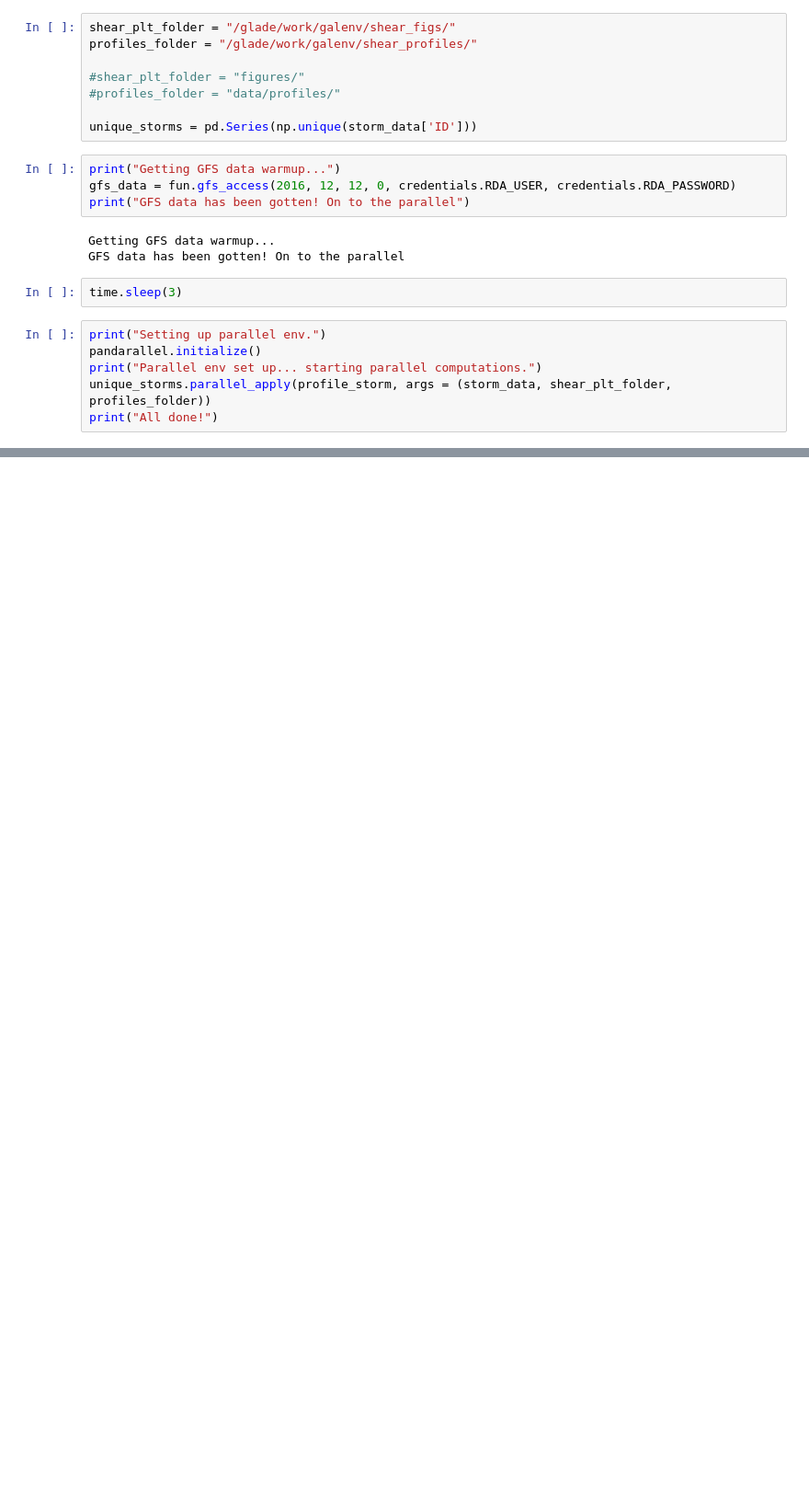
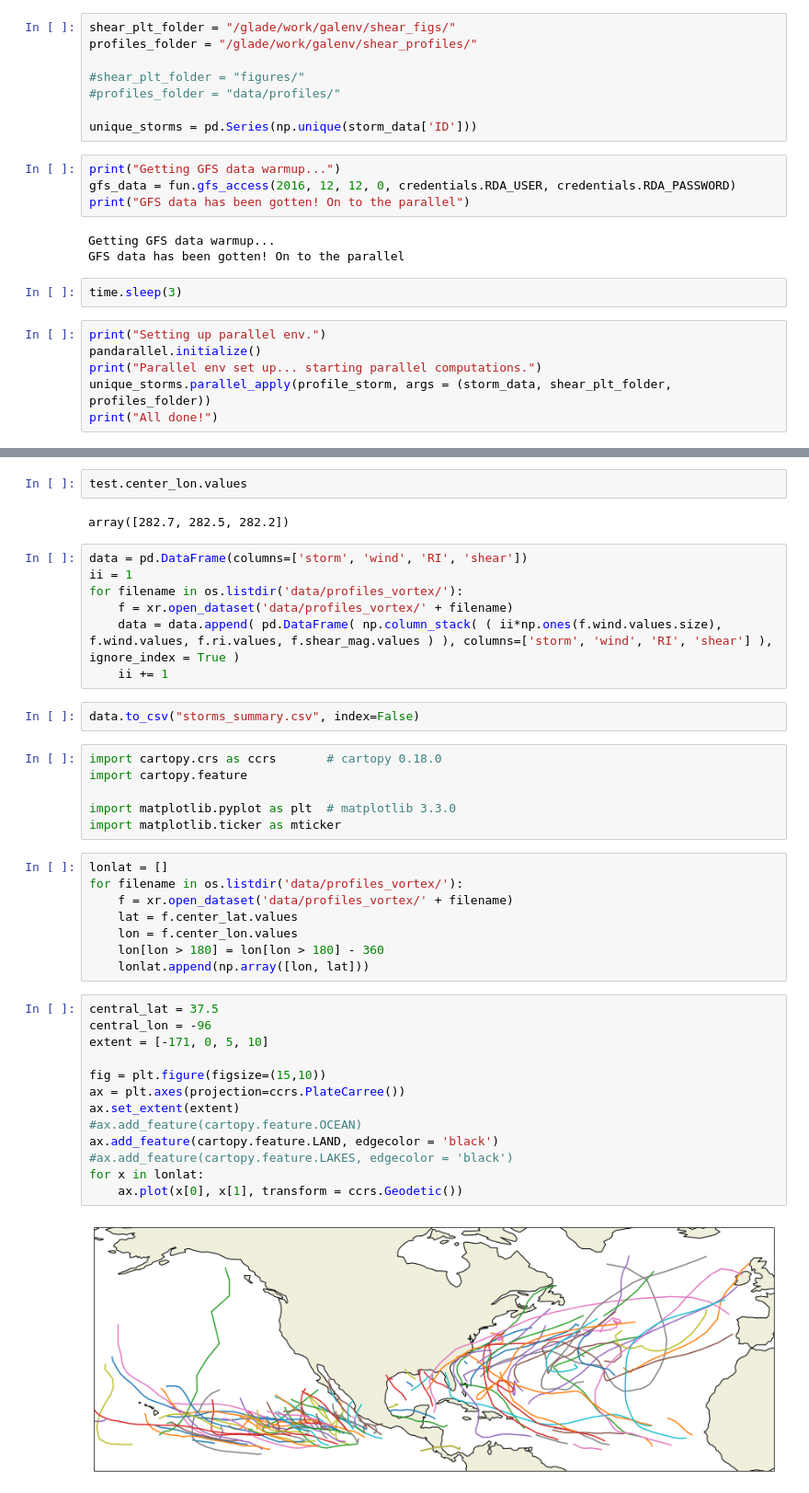
Before and after one commit to galenvincent/tc-wind-shear, a Jupyter notebook: workflow.ipynb, the cells around one changed output, grey strips where cells are left out. Shown at 92% size. Cells and saved outputs as stored; diff of their text form; blank space fills up the shorter version.

Commit message:
Changes file structure a bit, added plots.

```diff
--- a/workflow.ipynb
+++ b/workflow.ipynb
@@ -141,0 +150,42 @@ print("All done!")
+# %%
+test.center_lon.values
+# %% [output]
+array([282.7, 282.5, 282.2])
+# %%
+data = pd.DataFrame(columns=['storm', 'wind', 'RI', 'shear'])
+ii = 1
+for filename in os.listdir('data/profiles_vortex/'):
+    f = xr.open_dataset('data/profiles_vortex/' + filename)
+    data = data.append( pd.DataFrame( np.column_stack( ( ii*np.ones(f.wind.values.size), f.wind.values, f.ri.values, f.shear_mag.values ) ), columns=['storm', 'wind', 'RI', 'shear'] ), ignore_index = True )
+    ii += 1
+# %%
+data.to_csv("storms_summary.csv", index=False)
+# %%
+import cartopy.crs as ccrs       # cartopy 0.18.0
+import cartopy.feature
+
+import matplotlib.pyplot as plt  # matplotlib 3.3.0
+import matplotlib.ticker as mticker
+# %%
+lonlat = []
+for filename in os.listdir('data/profiles_vortex/'):
+    f = xr.open_dataset('data/profiles_vortex/' + filename)
+    lat = f.center_lat.values
+    lon = f.center_lon.values
+    lon[lon > 180] = lon[lon > 180] - 360
+    lonlat.append(np.array([lon, lat]))
+# %%
+central_lat = 37.5
+central_lon = -96
+extent = [-171, 0, 5, 10]
+
+fig = plt.figure(figsize=(15,10))
+ax = plt.axes(projection=ccrs.PlateCarree())
+ax.set_extent(extent)
+#ax.add_feature(cartopy.feature.OCEAN)
+ax.add_feature(cartopy.feature.LAND, edgecolor = 'black')
+#ax.add_feature(cartopy.feature.LAKES, edgecolor = 'black')
+for x in lonlat:
+    ax.plot(x[0], x[1], transform = ccrs.Geodetic())
+# %% [output]
+[figure, added]
```
Also changed, not shown: parts of 2 cells of this notebook, 7 other files.
